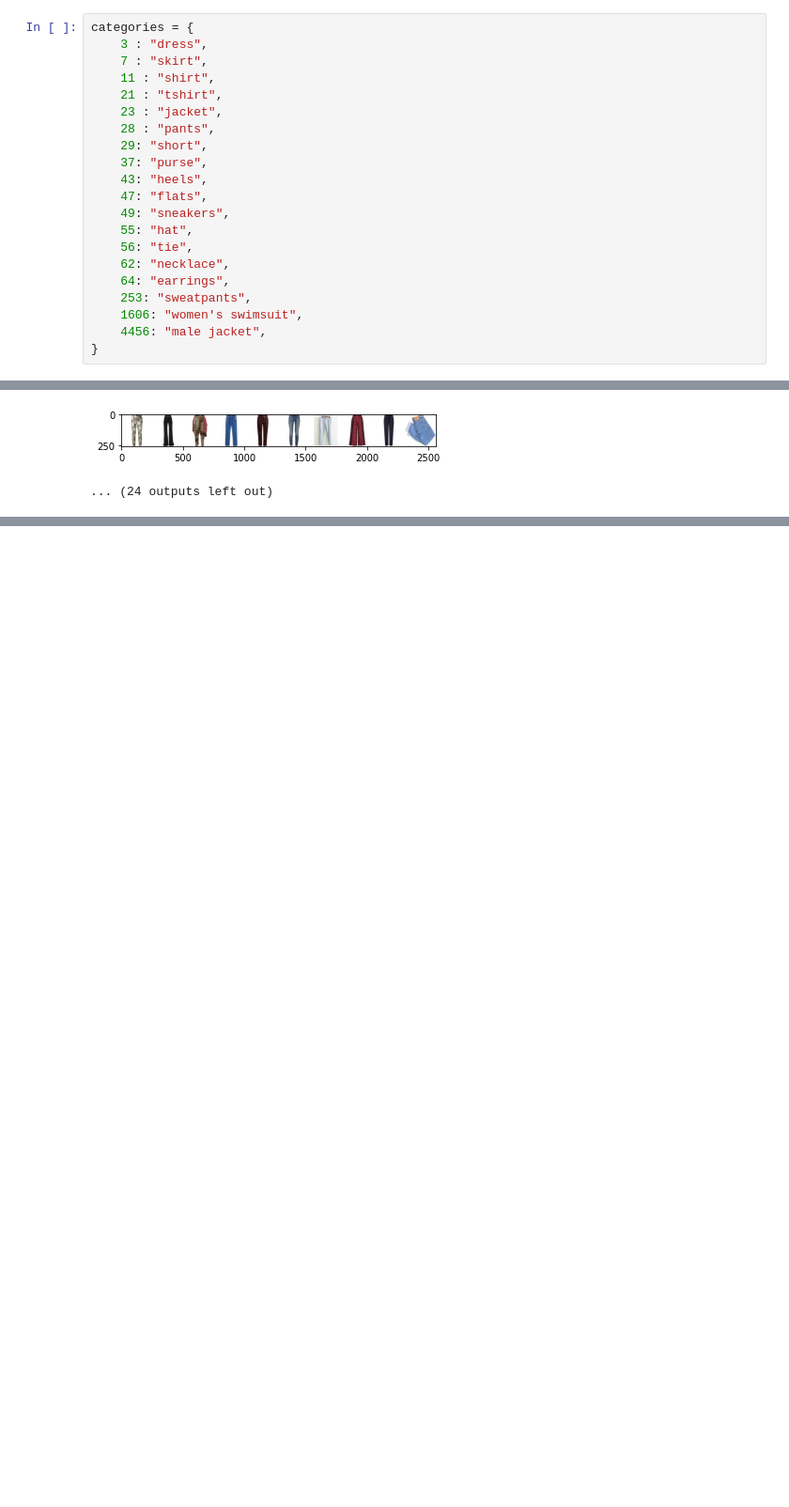
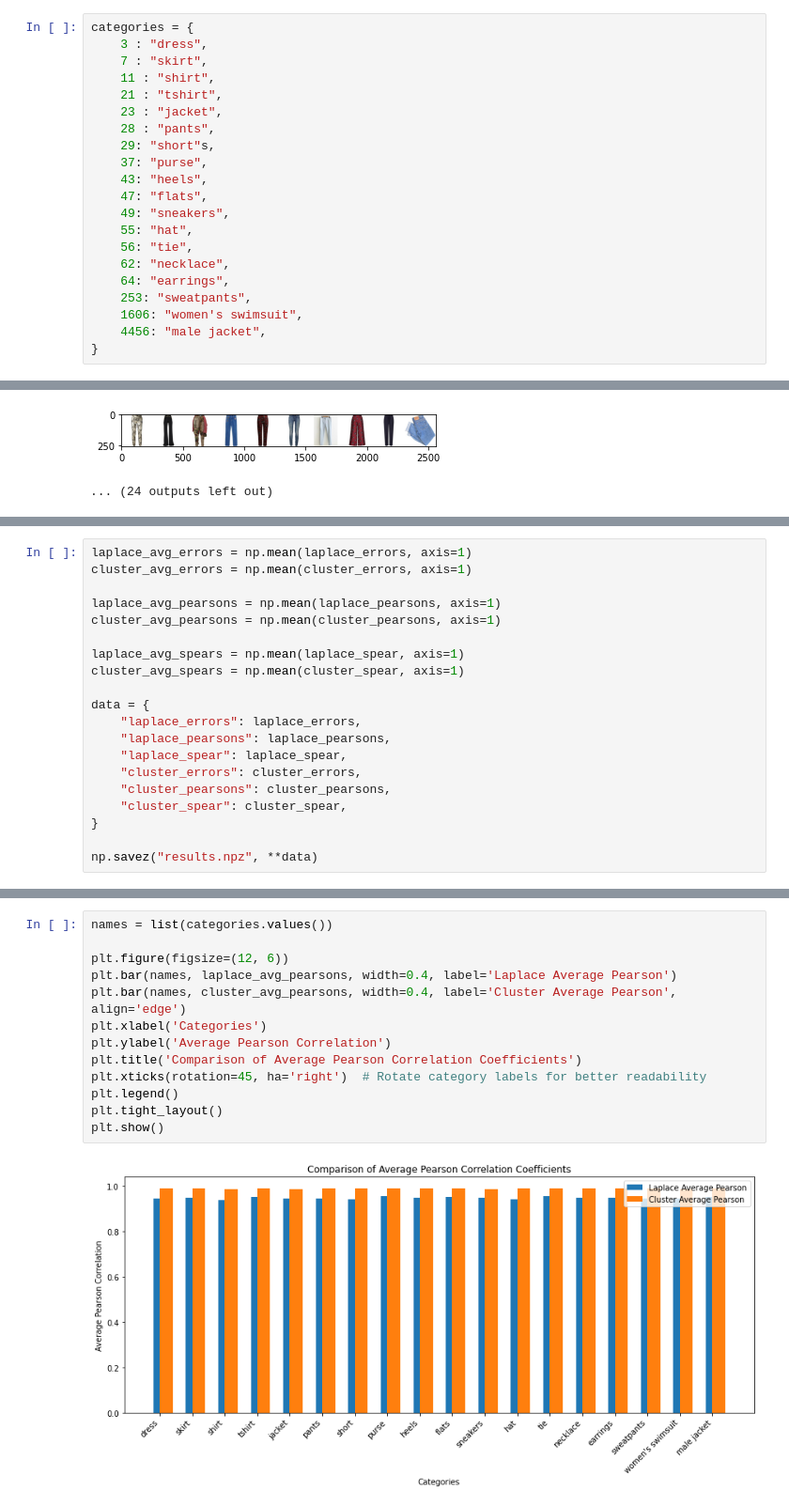
Before and after one commit to josephjkuang/FashionSys, a Jupyter notebook: outfit_generation/evaluation.ipynb, the cells around one changed output, grey strips where cells are left out. Shown at 94% size. Drawn from its saved outputs; the diff is of its cells as text; blank space fills up the shorter version.

Commit message:
Code for evaluation before visualization

```diff
--- a/outfit_generation/evaluation.ipynb
+++ b/outfit_generation/evaluation.ipynb
@@ -181,7 +199,7 @@ categories = {
     21 : "tshirt",
     23 : "jacket",
     28 : "pants",
-    29: "short",
+    29: "short"s,
     37: "purse",
     43: "heels",
     47: "flats",
@@ -258,0 +344,20 @@ display(HTML(html_string))
+# %%
+laplace_avg_errors = np.mean(laplace_errors, axis=1)
+cluster_avg_errors = np.mean(cluster_errors, axis=1)
+
+laplace_avg_pearsons = np.mean(laplace_pearsons, axis=1)
+cluster_avg_pearsons = np.mean(cluster_pearsons, axis=1)
+
+laplace_avg_spears = np.mean(laplace_spear, axis=1)
+cluster_avg_spears = np.mean(cluster_spear, axis=1)
+
+data = {
+    "laplace_errors": laplace_errors,
+    "laplace_pearsons": laplace_pearsons,
+    "laplace_spear": laplace_spear,
+    "cluster_errors": cluster_errors,
+    "cluster_pearsons": cluster_pearsons,
+    "cluster_spear": cluster_spear,
+}
+
+np.savez("results.npz", **data)
@@ -258,0 +366,15 @@ display(HTML(html_string))
+# %%
+names = list(categories.values())
+
+plt.figure(figsize=(12, 6))
+plt.bar(names, laplace_avg_pearsons, width=0.4, label='Laplace Average Pearson')
+plt.bar(names, cluster_avg_pearsons, width=0.4, label='Cluster Average Pearson', align='edge')
+plt.xlabel('Categories')
+plt.ylabel('Average Pearson Correlation')
+plt.title('Comparison of Average Pearson Correlation Coefficients')
+plt.xticks(rotation=45, ha='right')  # Rotate category labels for better readability
+plt.legend()
+plt.tight_layout()
+plt.show()
+# %% [output]
+[figure, added]
```
Also changed, not shown: parts of 9 cells of this notebook, 4 other files.
